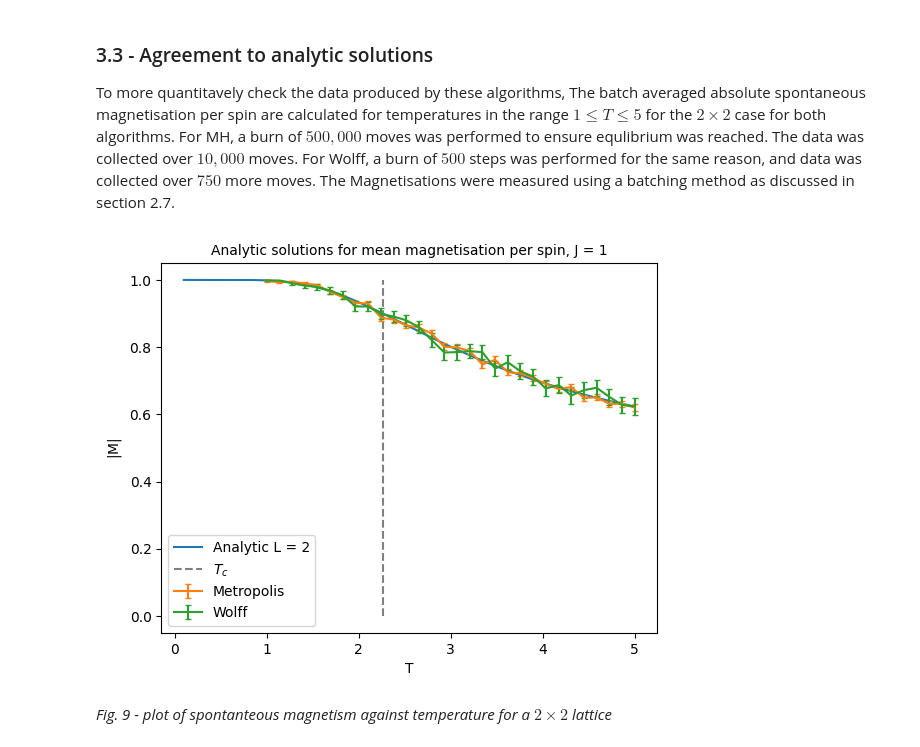
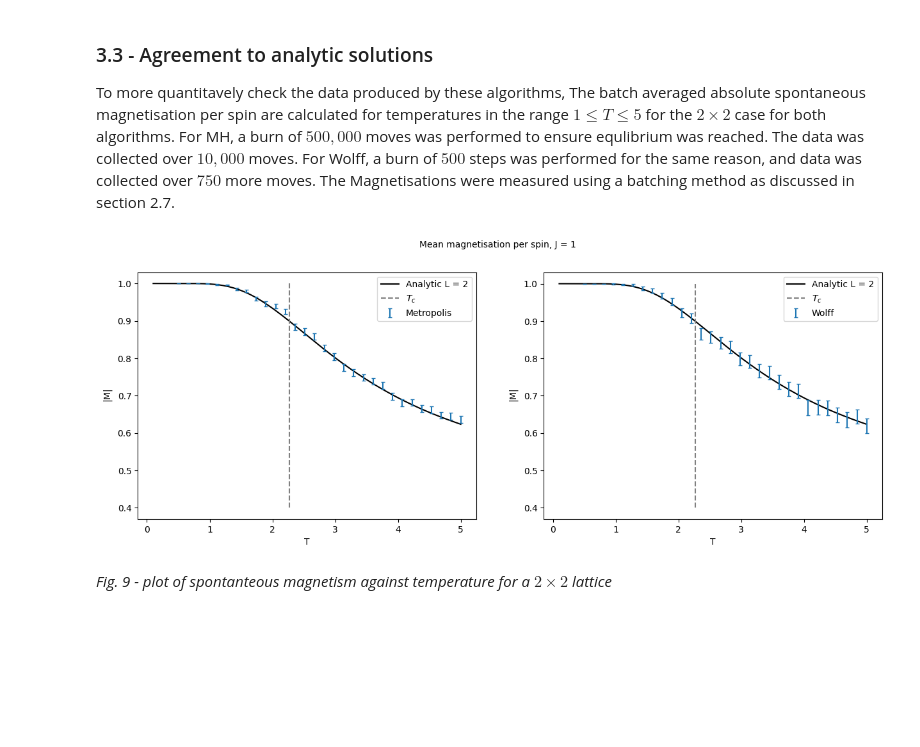
Before and after one commit to Part-II-Computational-Physics/cluster-algorithms-for-monte-carlo-jbd29, a Jupyter notebook: Report_final.ipynb, the cells around one changed output. Drawn from its saved outputs; the diff is of its cells as text; code cells hidden in the pictures; blank space fills up the shorter version.

```diff
--- a/Report_final.ipynb
+++ b/Report_final.ipynb
@@ -175,18 +177,30 @@ $\mathbb{E}(\vert M \vert) = \frac{8 e^{8 \beta J} + 16}{4cosh(8 \beta J) + 12}$
 
 Figure three plots this solution against temperature along with the Onsager solution.
 # %%
+# Initialise
 Ts_2x2 = np.linspace(0.1,5,1000)
 Ms_2x2 = []
+Es_2x2 = []
 
+# Generate analytic data
 for T in Ts_2x2:
-    Ms_2x2.append(0.25*(8*np.exp(8*T**-1)+16)/(4*np.cosh(8*T**-1)+12))
+    Ms_2x2.append((2*np.exp(8*T**-1)+4)/(4*np.cosh(8*T**-1)+12))
+    Es_2x2.append(-8*np.sinh(8*T**-1)/(4*np.cosh(8*T**-1)+12))
 
-plt.plot(Ts_2x2, Ms_2x2, label = 'Analytic L = 2')
-plt.plot(Ts_analytic, M_analytic, color = 'black', label = 'Onsager')
-plt.plot(np.full((5,1),T_c), np.linspace(0,1,5), linestyle = '--', color = 'gray', label = r'$T_c$')
-plt.xlabel('T')
-plt.ylabel(r'$\vert$M$\vert$')
-plt.title('Analytic solutions for mean magnetisation per spin, J = ' + str(J), fontsize = 10)
-plt.legend()
+# Plot
+fig, ax = plt.subplots(1,2, figsize = (15,7.5))
+ax[0].plot(Ts_2x2, Ms_2x2, label = 'Analytic L = 2')
+ax[0].plot(Ts_analytic, M_analytic, color = 'black', label = 'Onsager')
+ax[0].plot(np.full((5,1),T_c), np.linspace(0,1,5), linestyle = '--', color = 'gray', label = r'$T_c$')
+ax[0].set_xlabel('T')
+ax[0].set_ylabel(r'$\vert$M$\vert$')
+ax[0].set_title('Analytic solutions for mean magnetisation per spin, J = ' + str(J), fontsize = 10)
+ax[0].legend()
+ax[1].plot(Ts_2x2, Es_2x2, label = 'Analytic L = 2')
+ax[1].plot(np.full((5,1),T_c), np.linspace(np.min(Es_2x2),np.max(Es_2x2),5), linestyle = '--', color = 'gray', label = r'$T_c$')
+ax[1].set_xlabel('T')
+ax[1].set_ylabel('E')
+ax[1].set_title('Analytic solutions for internal energy, J = ' + str(J), fontsize = 10)
+ax[1].legend()
 plt.show()
 # %% [output]
@@ -479,37 +491,37 @@ To more quantitavely check the data produced by these algorithms, The batch aver
 # %%
 #First calculate analytic solution as outline in report:
 J = 1
 Ts_2x2 = np.linspace(0.1,5,1000)
 Ms_2x2 = []
 T_c = 2*J/np.log(1 + np.sqrt(2)) # Critical temperature
 for T in Ts_2x2:
     Ms_2x2.append(0.25*(8*np.exp(8*T**-1)+16)/(4*np.cosh(8*T**-1)+12))
 
 # Load data:
-Ts_MH = np.linspace(1,5,30)
-Ts_Wolff = np.linspace(1,5,30)
+Ts_MH = np.linspace(0.5,5,30)
+Ts_Wolff = np.linspace(0.5,5,30)
 Ms_MH = np.load('Ms_MH_against_T_2x2.npy')
 Ms_MH_err = np.load('Ms_MH_against_T_2x2_err.npy')
 Ms_Wolff = np.load('Ms_Wolff_against_T_2x2.npy')
 Ms_Wolff_err = np.load('Ms_Wolff_against_T_2x2_err.npy')
 
 #Plot data
-fig, ax = plt.subplots(1,2, figsize = (15,7.5))
-ax[0].plot(Ts_2x2, Ms_2x2, label = 'Analytic L = 2')
-ax[1].plot(Ts_2x2, Ms_2x2, label = 'Analytic L = 2')
-ax[0].plot(np.full((5,1),T_c), np.linspace(0,1,5), linestyle = '--', color = 'gray', label = r'$T_c$')
-ax[1].plot(np.full((5,1),T_c), np.linspace(0,1,5), linestyle = '--', color = 'gray', label = r'$T_c$')
+fig, ax = plt.subplots(1,2, figsize = (15,5))
+ax[0].plot(Ts_2x2, Ms_2x2, label = 'Analytic L = 2', color = 'black')
+ax[1].plot(Ts_2x2, Ms_2x2, label = 'Analytic L = 2', color = 'black')
+ax[0].plot(np.full((5,1),T_c), np.linspace(0.4,1,5), linestyle = '--', color = 'gray', label = r'$T_c$')
+ax[1].plot(np.full((5,1),T_c), np.linspace(0.4,1,5), linestyle = '--', color = 'gray', label = r'$T_c$')
 ax[0].errorbar(Ts_MH, np.abs(Ms_MH), yerr = Ms_MH_err, label = 'Metropolis', capsize= 2, linestyle = 'None')
 ax[1].errorbar(Ts_Wolff, np.abs(Ms_Wolff), yerr = Ms_Wolff_err, label = 'Wolff', capsize= 2, linestyle = 'None')
 ax[0].set_xlabel('T')
 ax[1].set_xlabel('T')
 ax[0].set_ylabel(r'$\vert$M$\vert$')
 ax[1].set_ylabel(r'$\vert$M$\vert$')
 fig.suptitle('Mean magnetisation per spin, J = ' + str(J), fontsize = 10)
 ax[0].legend()
 ax[1].legend()
 plt.show()
 # %% [output]
-[figure, old version]
+[figure, new version]
 # %% [markdown]
 *Fig. 9 - plot of spontanteous magnetism against temperature for a $2 \times 2$ lattice*
```
Also changed, not shown: parts of 6 cells of this notebook.
